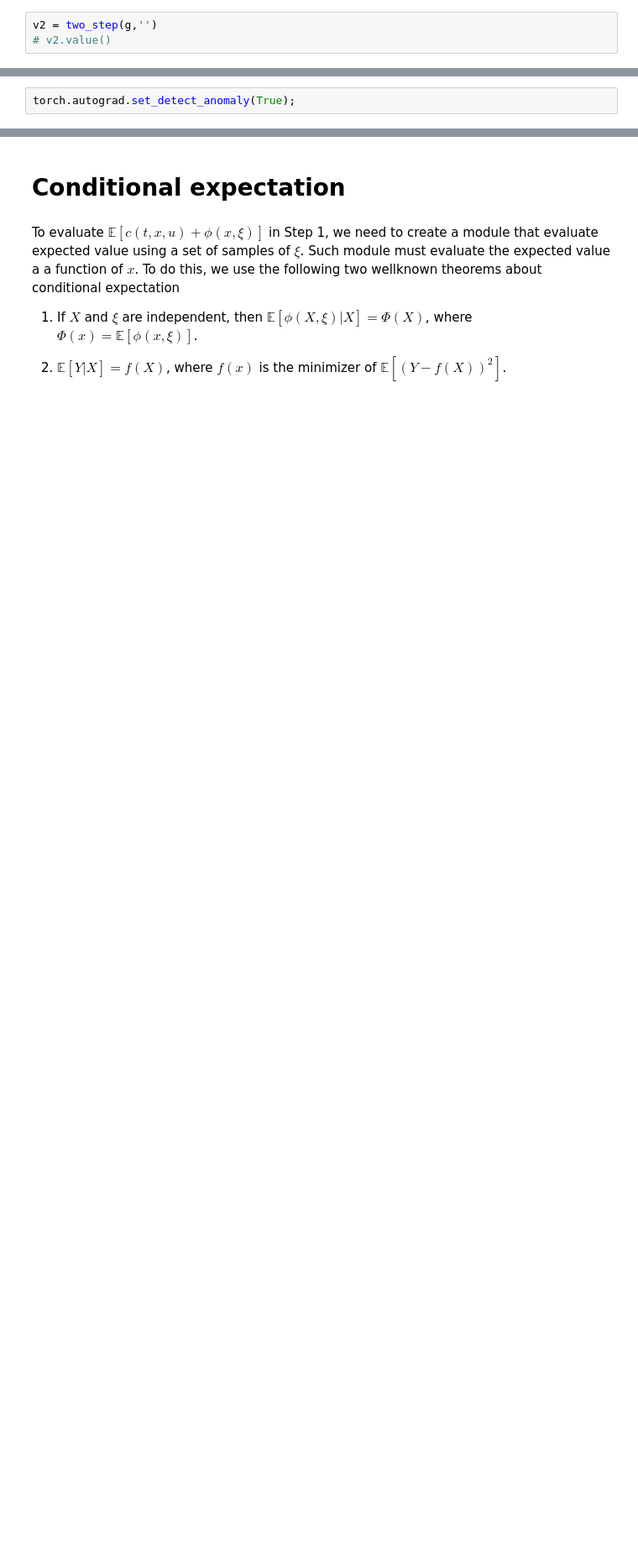
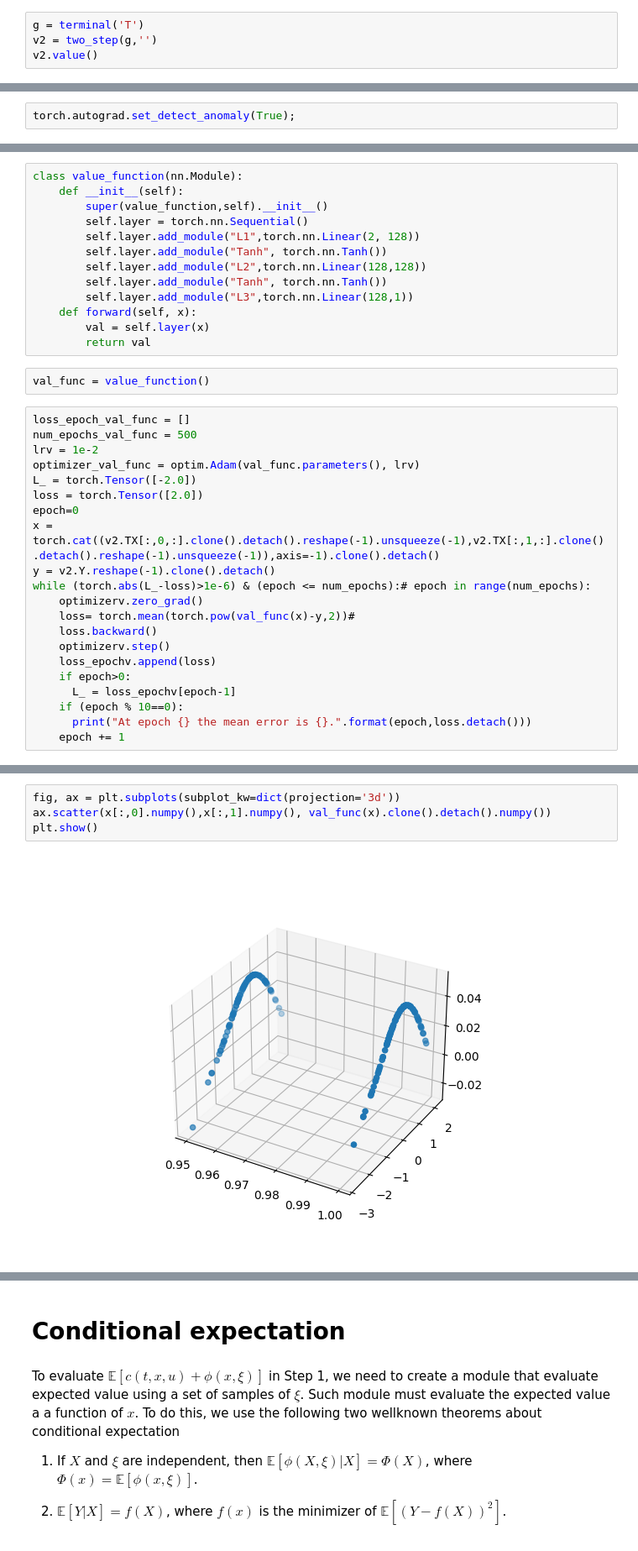
Before and after one commit to arashfahim/Stochastic_Control_FSU, a Jupyter notebook: Discrete_time_DPP.ipynb, the cells around one changed output, grey strips where cells are left out. Shown at 84% size. Saved outputs shown, nothing was run; the diff lists cells and outputs as text; blank space fills up the shorter version.

```diff
--- a/Discrete_time_DPP.ipynb
+++ b/Discrete_time_DPP.ipynb
@@ -534,3 +530,4 @@ torch.Size([10, 20, 1])
 # %%
+g = terminal('T')
 v2 = two_step(g,'')
-# v2.value()
+v2.value()
@@ -612,0 +639,36 @@ AttributeError: ignored
+# %%
+class value_function(nn.Module):
+    def __init__(self):
+        super(value_function,self).__init__()
+        self.layer = torch.nn.Sequential()
+        self.layer.add_module("L1",torch.nn.Linear(2, 128))
+        self.layer.add_module("Tanh", torch.nn.Tanh())
+        self.layer.add_module("L2",torch.nn.Linear(128,128))
+        self.layer.add_module("Tanh", torch.nn.Tanh())
+        self.layer.add_module("L3",torch.nn.Linear(128,1))
+    def forward(self, x):
+        val = self.layer(x)
+        return val
+# %%
+val_func = value_function()
+# %%
+loss_epoch_val_func = []
+num_epochs_val_func = 500
+lrv = 1e-2
+optimizer_val_func = optim.Adam(val_func.parameters(), lrv)
+L_ = torch.Tensor([-2.0])
+loss = torch.Tensor([2.0])
+epoch=0
+x = torch.cat((v2.TX[:,0,:].clone().detach().reshape(-1).unsqueeze(-1),v2.TX[:,1,:].clone().detach().reshape(-1).unsqueeze(-1)),axis=-1).clone().detach()
+y = v2.Y.reshape(-1).clone().detach()
+while (torch.abs(L_-loss)>1e-6) & (epoch <= num_epochs):# epoch in range(num_epochs):
+    optimizerv.zero_grad()
+    loss= torch.mean(torch.pow(val_func(x)-y,2))#
+    loss.backward()
+    optimizerv.step()
+    loss_epochv.append(loss)
+    if epoch>0:
+      L_ = loss_epochv[epoch-1]
+    if (epoch % 10==0):
+      print("At epoch {} the mean error is {}.".format(epoch,loss.detach()))
+    epoch += 1
@@ -612,0 +697,6 @@ AttributeError: ignored
+# %%
+fig, ax = plt.subplots(subplot_kw=dict(projection='3d'))
+ax.scatter(x[:,0].numpy(),x[:,1].numpy(), val_func(x).clone().detach().numpy())
+plt.show()
+# %% [output]
+[figure, added]
```
Also changed, not shown: parts of 44 cells of this notebook.
